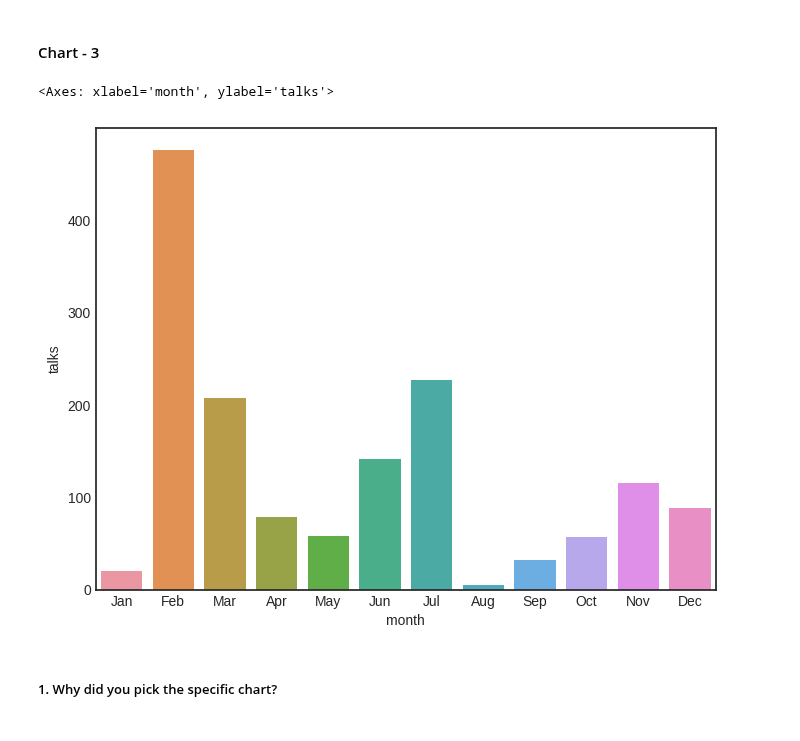
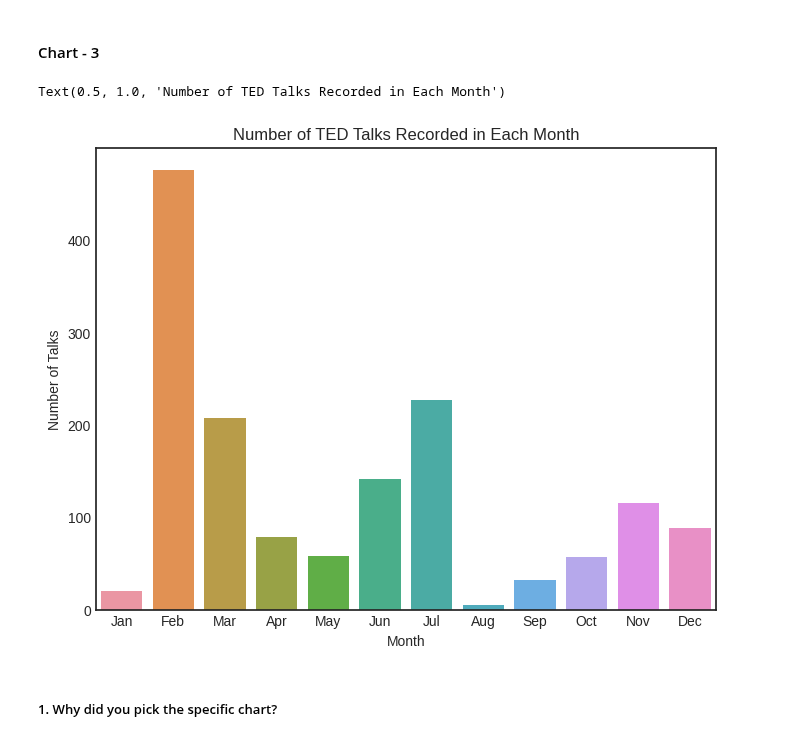
Before and after one commit to shubhamrai1318/TED_Talk_Views_Prediction, a Jupyter notebook: TED_Talk_Views_Prediction.ipynb, the cells around one changed output. Drawn from its saved outputs; the diff is of its cells as text; code cells hidden in the pictures.

```diff
--- a/TED_Talk_Views_Prediction.ipynb
+++ b/TED_Talk_Views_Prediction.ipynb
@@ -459,6 +459,29 @@ df.drop(['all_speakers', 'url', 'talk_id'], axis=1, inplace=True)
 
 # renaming the column speaker_1 to speaker
 df.rename(columns={'speaker_1': 'speaker'}, inplace=True)
+# %%
+# creating columns of day_of_month,month,day_name,day_of_week(weekend or not)
+df['day']=df['published_date'].dt.day
+df['month']=df['published_date'].dt.month
+df['day_name']=df['published_date'].dt.day_name()
+df['year']=df['published_date'].dt.year
+
+#for weekend value is 1 else 0;
+df['is_weekend']=df['published_date'].dt.day_of_week
+df['is_weekend']=df['is_weekend'].apply(lambda x: 1 if x>=5 else 0)
+
+# As there is date related columns . A better judge of views of a video will be daily views of a video(views/days since published)
+df['recorded_date']=pd.to_datetime(df['recorded_date'])
+df['published_date']=pd.to_datetime(df['published_date'])
+
+
+last_possible_date=df['published_date'].max()
+
+# creating New column to store days since video is publlished
+df['time_since_published']=last_possible_date-df['published_date']
+
+# created New columns to check daily views for a video as it is better metric
+df['daily_views']=df['views']/df['time_since_published'].apply(lambda x: x.days+1)
 # %%
 # checking for random data from the dataset/dataframe
 df.sample(3)
@@ -633,19 +634,28 @@ Consumer Insights:
 # %%
 # Chart - 3 visualization code
 
-# Extracting month and day from recorded date
+# extracting month and day from recorded date
 month_order = ['Jan', 'Feb', 'Mar', 'Apr', 'May', 'Jun', 'Jul', 'Aug', 'Sep', 'Oct', 'Nov', 'Dec']
 day_order = ['Mon', 'Tue', 'Wed', 'Thu', 'Fri', 'Sat', 'Sun']
 
+# creating a new column 'month' in the DataFrame df by extracting the month from the 'recorded_date' column
 df['month'] = df['recorded_date'].dt.month.apply(lambda x: month_order[x - 1])
+
+# creating a DataFrame month_df to count the number of talks in each month and resetting the index
 month_df = pd.DataFrame(df['month'].value_counts()).reset_index()
 
+# renaming the columns in month_df for better readability
 month_df.columns = ['month', 'talks']
 plt.figure(figsize = (8,6))
 sns.barplot(x='month', y='talks', data=month_df, order=month_order)
+
+# adding labels and title to the plot
+plt.xlabel('Month')
+plt.ylabel('Number of Talks')
+plt.title('Number of TED Talks Recorded in Each Month')
 # %% [output]
-<Axes: xlabel='month', ylabel='talks'>
+Text(0.5, 1.0, 'Number of TED Talks Recorded in Each Month')
-[figure, old version]
+[figure, new version]
 # %% [markdown]
 ##### 1. Why did you pick the specific chart?
 # %% [markdown]
```
Also changed, not shown: parts of 12 cells of this notebook.
